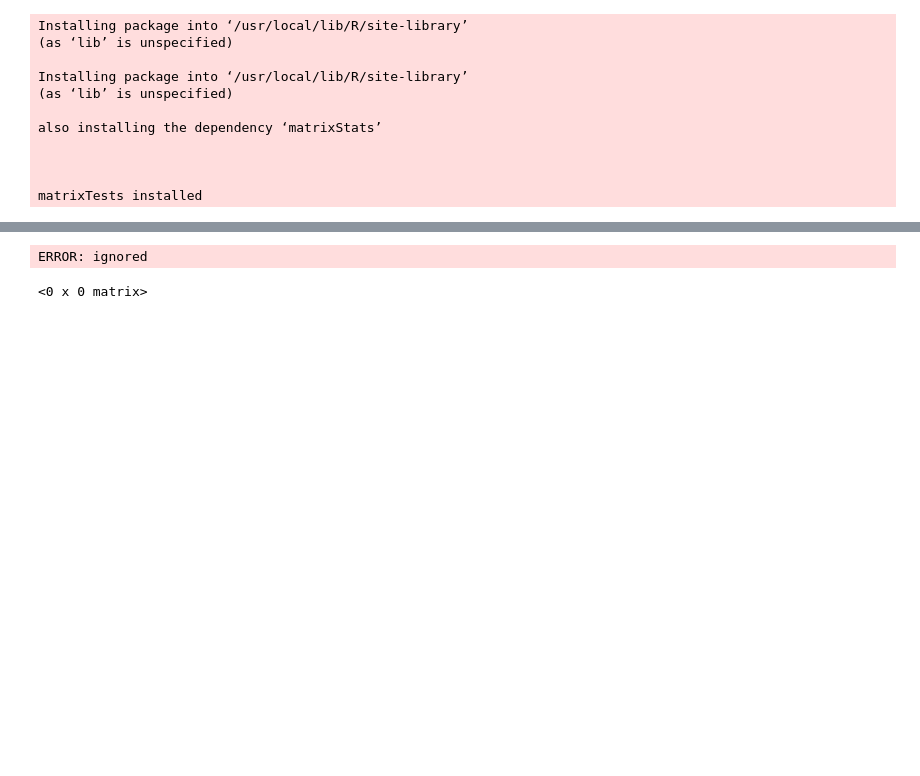
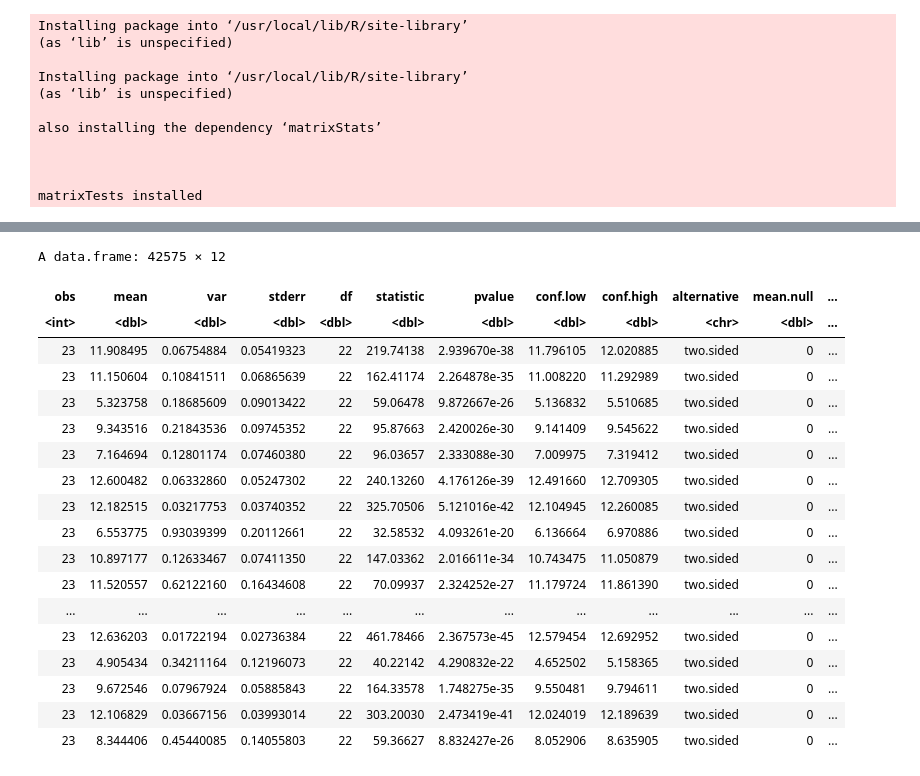
Before and after one commit to almedida/thesis, a Jupyter notebook: t_test.ipynb, the cells around one changed output, grey strips where cells are left out. Saved outputs shown, nothing was run; the diff lists cells and outputs as text; code cells hidden in the pictures; blank space fills up the shorter version.

```diff
--- a/t_test.ipynb
+++ b/t_test.ipynb
@@ -118,10 +70,24 @@ ERROR: ignored
-# %%
-res <- dataExprCBA_df %>%
-  select_if(is.numeric) %>%
-  map_df(~ broom::tidy(t.test(. ~ grp)), .id = 'var')
-# %% [output]
-ERROR: ignored
-# %%
-res
-# %% [output]
-<0 x 0 matrix>
+# %%
+dataExprBALBTech_df_ttest
+
+write.csv(dataExprBALBTech_df_ttest, "datExprBALBTech_ttest.csv")
+# %% [output]
+A data.frame: 42575 × 12
+| obs | mean | var | stderr | df | statistic | pvalue | conf.low | conf.high | alternative | mean.null | ... |
+| <int> | <dbl> | <dbl> | <dbl> | <dbl> | <dbl> | <dbl> | <dbl> | <dbl> | <chr> | <dbl> | ... |
+| 23 | 11.908495 | 0.06754884 | 0.05419323 | 22 | 219.74138 | 2.939670e-38 | 11.796105 | 12.020885 | two.sided | 0 | ... |
+| 23 | 11.150604 | 0.10841511 | 0.06865639 | 22 | 162.41174 | 2.264878e-35 | 11.008220 | 11.292989 | two.sided | 0 | ... |
+| 23 | 5.323758 | 0.18685609 | 0.09013422 | 22 | 59.06478 | 9.872667e-26 | 5.136832 | 5.510685 | two.sided | 0 | ... |
+| 23 | 9.343516 | 0.21843536 | 0.09745352 | 22 | 95.87663 | 2.420026e-30 | 9.141409 | 9.545622 | two.sided | 0 | ... |
+| 23 | 7.164694 | 0.12801174 | 0.07460380 | 22 | 96.03657 | 2.333088e-30 | 7.009975 | 7.319412 | two.sided | 0 | ... |
+| 23 | 12.600482 | 0.06332860 | 0.05247302 | 22 | 240.13260 | 4.176126e-39 | 12.491660 | 12.709305 | two.sided | 0 | ... |
+| 23 | 12.182515 | 0.03217753 | 0.03740352 | 22 | 325.70506 | 5.121016e-42 | 12.104945 | 12.260085 | two.sided | 0 | ... |
+| 23 | 6.553775 | 0.93039399 | 0.20112661 | 22 | 32.58532 | 4.093261e-20 | 6.136664 | 6.970886 | two.sided | 0 | ... |
+| 23 | 10.897177 | 0.12633467 | 0.07411350 | 22 | 147.03362 | 2.016611e-34 | 10.743475 | 11.050879 | two.sided | 0 | ... |
+| 23 | 11.520557 | 0.62122160 | 0.16434608 | 22 | 70.09937 | 2.324252e-27 | 11.179724 | 11.861390 | two.sided | 0 | ... |
+| ... | ... | ... | ... | ... | ... | ... | ... | ... | ... | ... | ... |
+| 23 | 12.636203 | 0.01722194 | 0.02736384 | 22 | 461.78466 | 2.367573e-45 | 12.579454 | 12.692952 | two.sided | 0 | ... |
+| 23 | 4.905434 | 0.34211164 | 0.12196073 | 22 | 40.22142 | 4.290832e-22 | 4.652502 | 5.158365 | two.sided | 0 | ... |
+| 23 | 9.672546 | 0.07967924 | 0.05885843 | 22 | 164.33578 | 1.748275e-35 | 9.550481 | 9.794611 | two.sided | 0 | ... |
+| 23 | 12.106829 | 0.03667156 | 0.03993014 | 22 | 303.20030 | 2.473419e-41 | 12.024019 | 12.189639 | two.sided | 0 | ... |
+| 23 | 8.344406 | 0.45440085 | 0.14055803 | 22 | 59.36627 | 8.832427e-26 | 8.052906 | 8.635905 | two.sided | 0 | ... |
```
Also changed, not shown: parts of 12 cells of this notebook.
